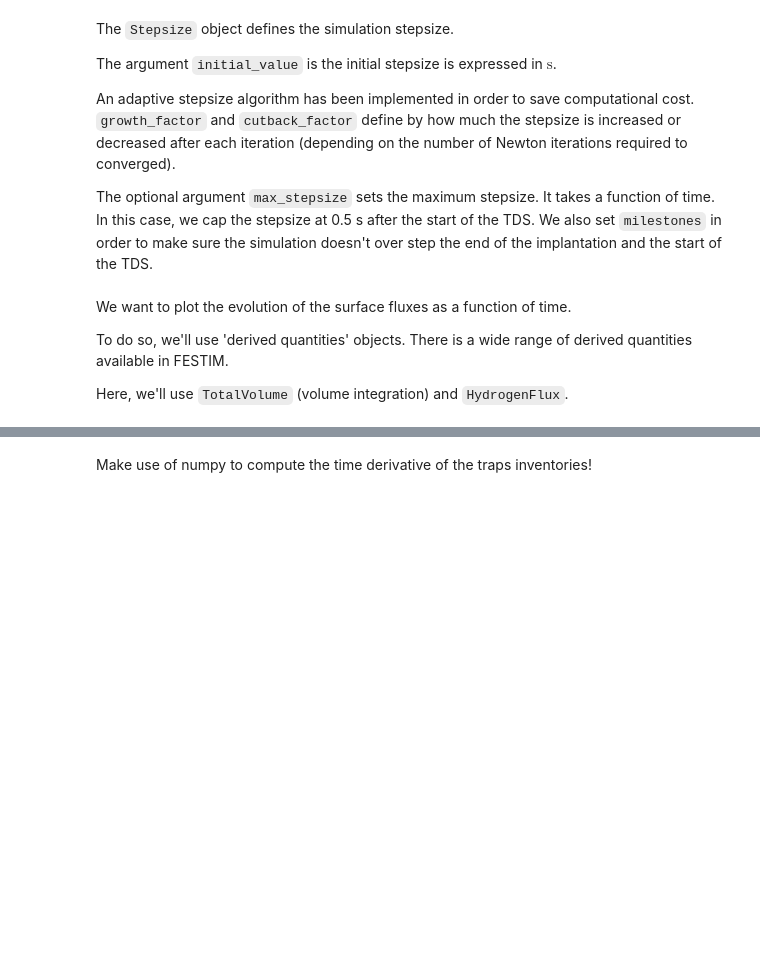
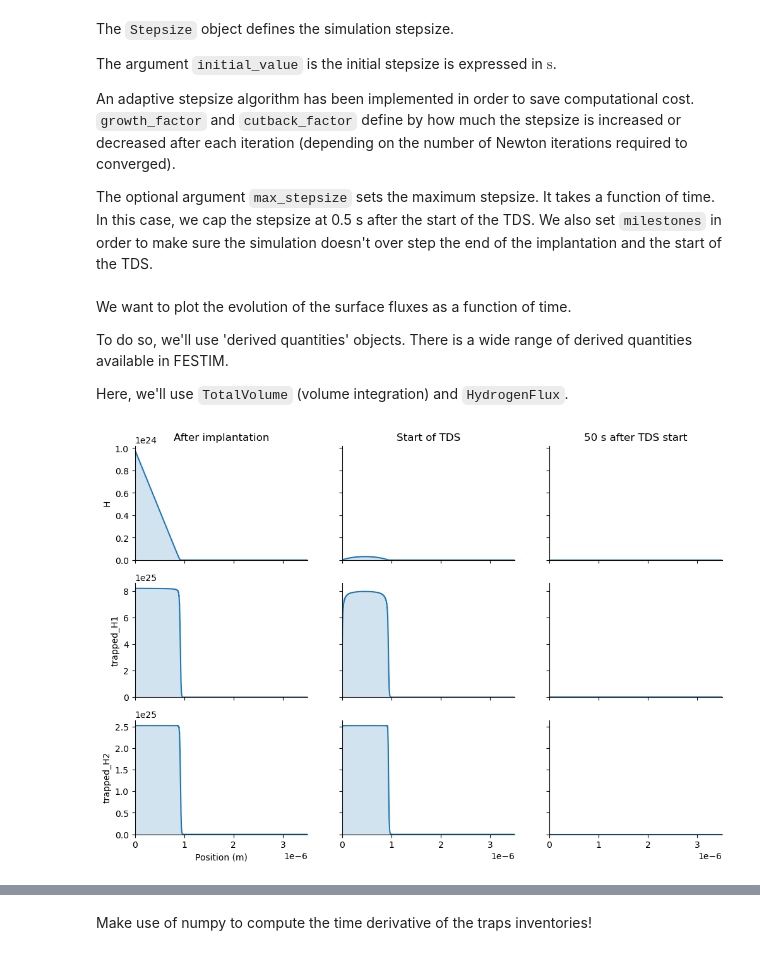
Before and after one commit to festim-dev/FESTIM-workshop, a Jupyter notebook: book/content/applications/task02.ipynb, the cells around one changed output, grey strips where cells are left out. Cells and saved outputs as stored; diff of their text form; code cells hidden in the pictures; blank space fills up the shorter version.

Commit message:
profiles to TDS

```diff
--- a/book/content/applications/task02.ipynb
+++ b/book/content/applications/task02.ipynb
@@ -177,17 +178,52 @@ Here, we'll use `TotalVolume` (volume integration) and `HydrogenFlux`.
 left_flux = F.SurfaceFlux(surface=left_boundary, field=H)
 right_flux = F.SurfaceFlux(surface=right_boundary, field=H)
 total_mobile_H = F.TotalVolume(field=H, volume=volume_subdomain)
-trapped_H1 = F.TotalVolume(field=trapped_H1, volume=volume_subdomain)
-trapped_H2 = F.TotalVolume(field=trapped_H2, volume=volume_subdomain)
+total_trapped_H1 = F.TotalVolume(field=trapped_H1, volume=volume_subdomain)
+total_trapped_H2 = F.TotalVolume(field=trapped_H2, volume=volume_subdomain)
+
+profile_exports = [
+    F.Profile1DExport(
+        field=spe,
+        times=[implantation_time, start_tds, start_tds + 50],
+    )
+    for spe in [H, trapped_H1, trapped_H2]
+]
 
 my_model.exports = [
     total_mobile_H,
-    trapped_H1,
-    trapped_H2,
+    total_trapped_H1,
+    total_trapped_H2,
     left_flux,
     right_flux,
-]
+] + profile_exports
 # %%
 my_model.initialise()
 my_model.run()
+# %%
+import matplotlib.pyplot as plt
+
+time_labels = ["After implantation", "Start of TDS", "50 s after TDS start"]
+
+fig, axs = plt.subplots(3, 3, sharex=True, sharey="row", figsize=(12, 8))
+for i, profile in enumerate(profile_exports):
+    axs[i, 0].set_ylabel(profile.field.name)
+    for j, time in enumerate(profile.times):
+        axs[0, j].set_title(time_labels[j])
+        plt.sca(axs[i, j])
+        plt.plot(profile.x, profile.data[j])
+        plt.fill_between(
+            profile.x,
+            profile.data[j],
+            alpha=0.2,
+        )
+
+for ax in axs.flat:
+    ax.spines["top"].set_visible(False)
+    ax.spines["right"].set_visible(False)
+    ax.set_ylim(bottom=0)
+plt.xlim(0, 3.5e-6)
+axs[2, 0].set_xlabel("Position (m)")
+plt.show()
+# %% [output]
+[figure, added]
 # %%
```
Also changed, not shown: parts of 5 cells of this notebook.
